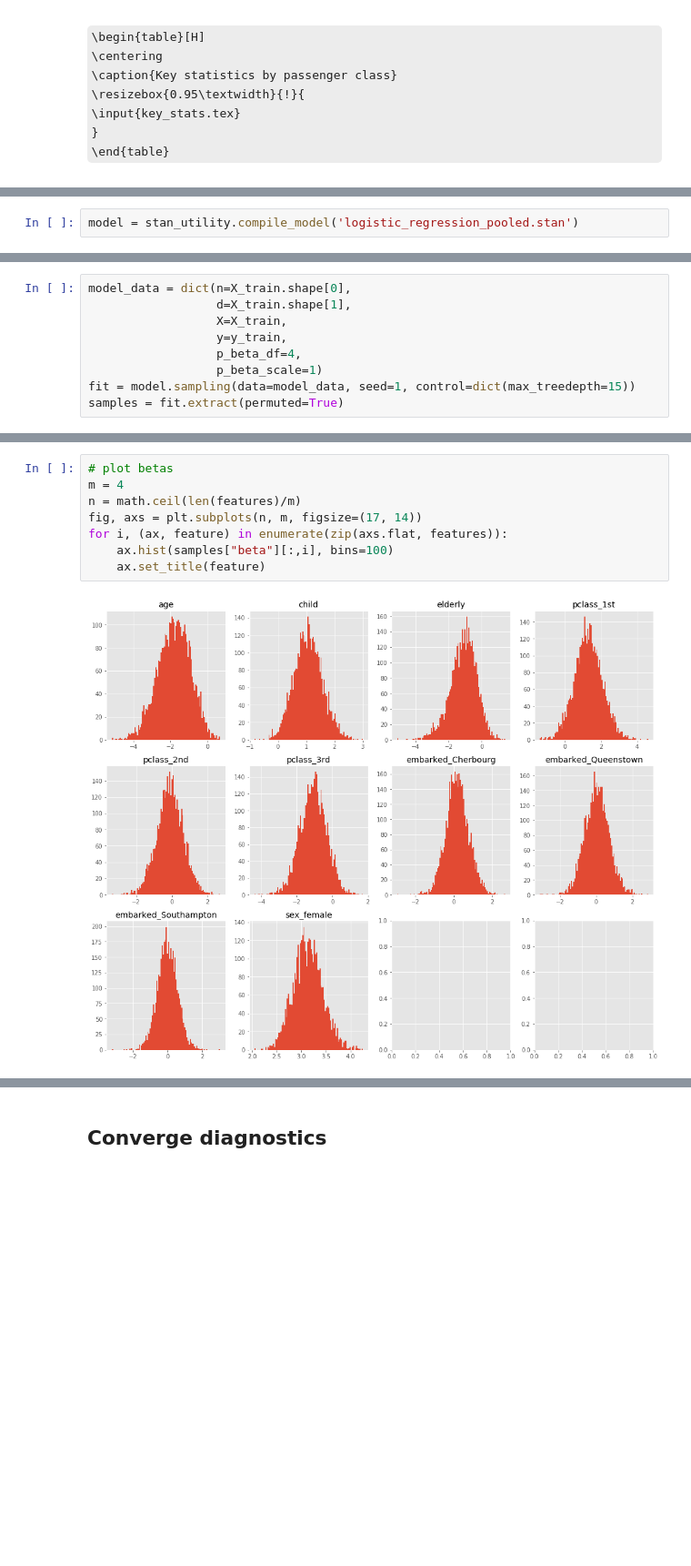
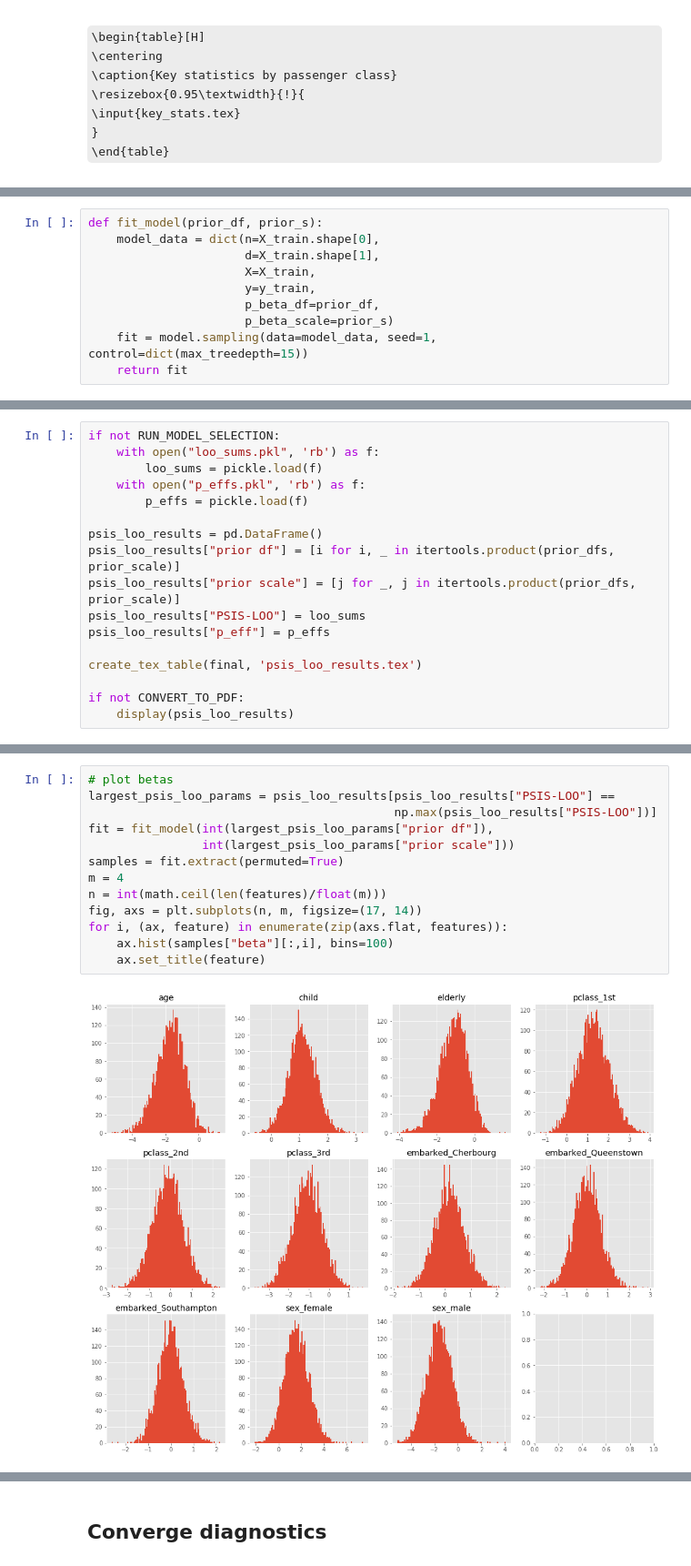
Before and after one commit to kapalk/bayesian_data_analysis_titanic, a Jupyter notebook: code/Bayesian Data Analysis - Course Project.ipynb, the cells around one changed output, grey strips where cells are left out. Shown at 91% size. Saved outputs shown, nothing was run; the diff lists cells and outputs as text; some formulas as TeX source; blank space fills up the shorter version.

Commit message:
add cross validation with multiple priors and possibility to cache results

```diff
--- a/code/Bayesian Data Analysis - Course Project.ipynb
+++ b/code/Bayesian Data Analysis - Course Project.ipynb
@@ -112,2 +126,0 @@ print("{0} samples in training set \n{1} samples in test set".format(y_train.siz
-# %%
-model = stan_utility.compile_model('logistic_regression_pooled.stan')
@@ -116,9 +129,10 @@ Using cached StanModel
 # %%
-model_data = dict(n=X_train.shape[0],
-                  d=X_train.shape[1],
-                  X=X_train,
-                  y=y_train,
-                  p_beta_df=4,
-                  p_beta_scale=1)
-fit = model.sampling(data=model_data, seed=1, control=dict(max_treedepth=15))
-samples = fit.extract(permuted=True)
+def fit_model(prior_df, prior_s):
+    model_data = dict(n=X_train.shape[0],
+                      d=X_train.shape[1],
+                      X=X_train,
+                      y=y_train,
+                      p_beta_df=prior_df,
+                      p_beta_scale=prior_s)
+    fit = model.sampling(data=model_data, seed=1, control=dict(max_treedepth=15))
+    return fit
@@ -124,0 +181,17 @@ samples = fit.extract(permuted=True)
+# %%
+if not RUN_MODEL_SELECTION:
+    with open("loo_sums.pkl", 'rb') as f:
+        loo_sums = pickle.load(f)
+    with open("p_effs.pkl", 'rb') as f:
+        p_effs = pickle.load(f)
+
+psis_loo_results = pd.DataFrame()
+psis_loo_results["prior df"] = [i for i, _ in itertools.product(prior_dfs, prior_scale)]
+psis_loo_results["prior scale"] = [j for _, j in itertools.product(prior_dfs, prior_scale)]
+psis_loo_results["PSIS-LOO"] = loo_sums
+psis_loo_results["p_eff"] = p_effs
+
+create_tex_table(final, 'psis_loo_results.tex')
+
+if not CONVERT_TO_PDF:
+    display(psis_loo_results)
@@ -125,10 +223,15 @@ samples = fit.extract(permuted=True)
 # %%
 # plot betas
+largest_psis_loo_params = psis_loo_results[psis_loo_results["PSIS-LOO"] ==
+                                           np.max(psis_loo_results["PSIS-LOO"])]
+fit = fit_model(int(largest_psis_loo_params["prior df"]),
+                int(largest_psis_loo_params["prior scale"]))
+samples = fit.extract(permuted=True)
 m = 4
-n = math.ceil(len(features)/m)
+n = int(math.ceil(len(features)/float(m)))
 fig, axs = plt.subplots(n, m, figsize=(17, 14))
 for i, (ax, feature) in enumerate(zip(axs.flat, features)):
     ax.hist(samples["beta"][:,i], bins=100)
     ax.set_title(feature)
 # %% [output]
-[figure, old version]
+[figure, new version]
```
Also changed, not shown: parts of 18 cells of this notebook, 5 other files.
